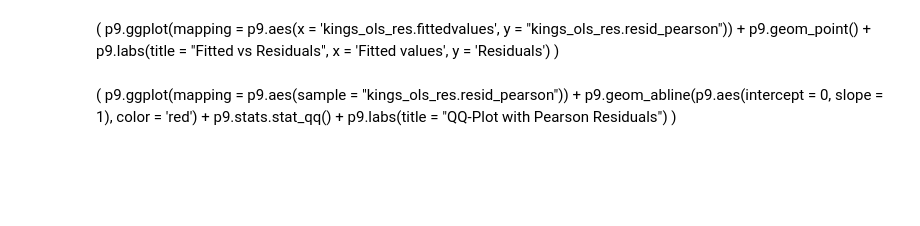
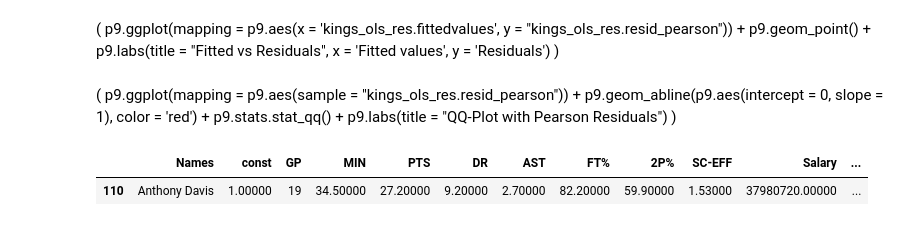
Before and after one commit to mattmori21/Kings-Project, a Jupyter notebook: Linear_Regression.ipynb, the cells around one changed output. Cells and saved outputs as stored; diff of their text form; code cells hidden in the pictures; blank space fills up the shorter version.

```diff
--- a/Linear_Regression.ipynb
+++ b/Linear_Regression.ipynb
@@ -92,8 +181,6 @@ df = df.drop("GS", axis = "columns") #.482
 df = df.drop("REB", axis = "columns")
 # %%
 df = df.drop("3P%", axis = "columns")
-# %%
-df = df.drop("PER", axis = "columns")
 # %%
 #df = df.drop("SC-EFF", axis = "columns")
 # %% [markdown]
@@ -300,4 +608,6 @@ df.insert(0,"Names",df_names)
 df["Predicted"] = np.exp(ols_res.predict())
 # %%
 df[df["Names"]=="Anthony Davis"]
-df
+# %% [output]
+|  | Names | const | GP | MIN | PTS | DR | AST | FT% | 2P% | SC-EFF | Salary | ... |
+| 110 | Anthony Davis | 1.00000 | 19 | 34.50000 | 27.20000 | 9.20000 | 2.70000 | 82.20000 | 59.90000 | 1.53000 | 37980720.00000 | ... |
```
Also changed, not shown: parts of 29 cells of this notebook.
